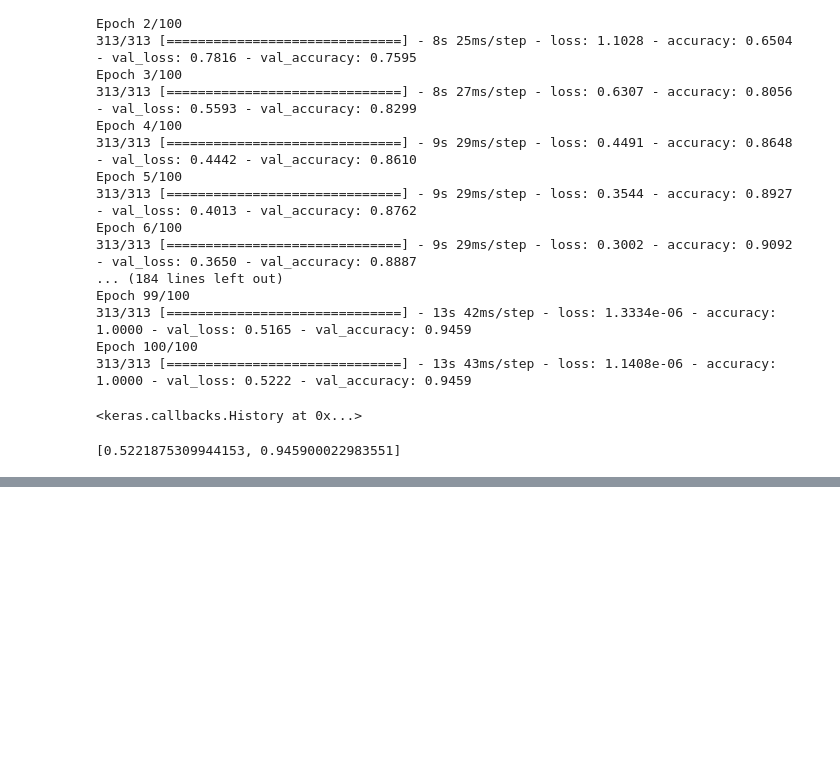
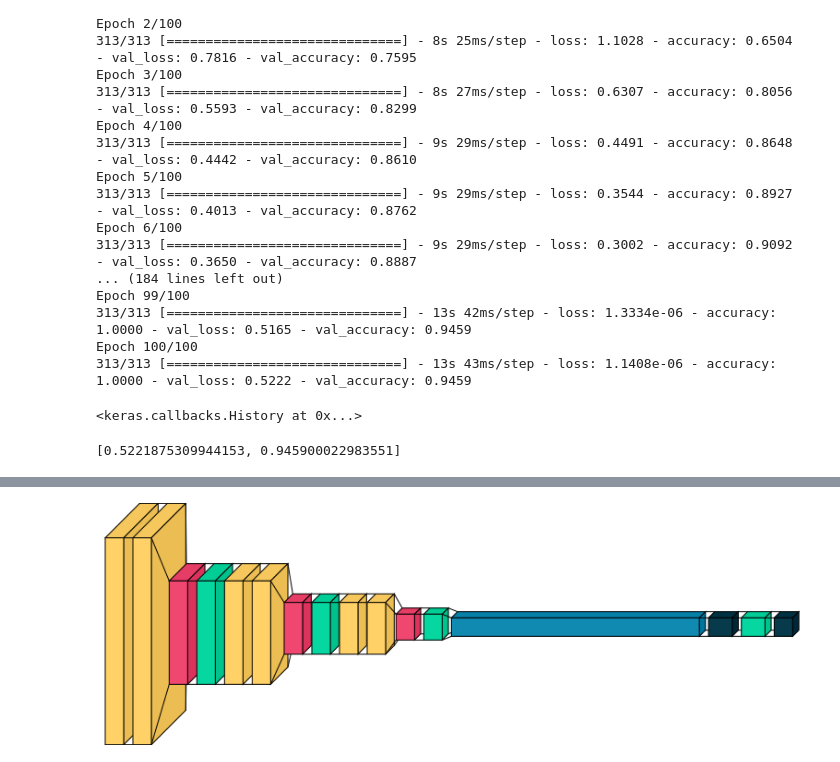
Before and after one commit to VincentGariepy/Kaggle_MINST, a Jupyter notebook: CNN_Model.ipynb, the cells around one changed output, grey strips where cells are left out. Cells and saved outputs as stored; diff of their text form; code cells hidden in the pictures; blank space fills up the shorter version.

```diff
--- a/CNN_Model.ipynb
+++ b/CNN_Model.ipynb
@@ -165,0 +183,5 @@ predict.to_csv('predictions_CNN.csv',index=False)
+# %%
+import visualkeras
+visualkeras.layered_view(model)
+# %% [output]
+[figure, added]
```
Also changed, not shown: parts of 8 cells of this notebook.
